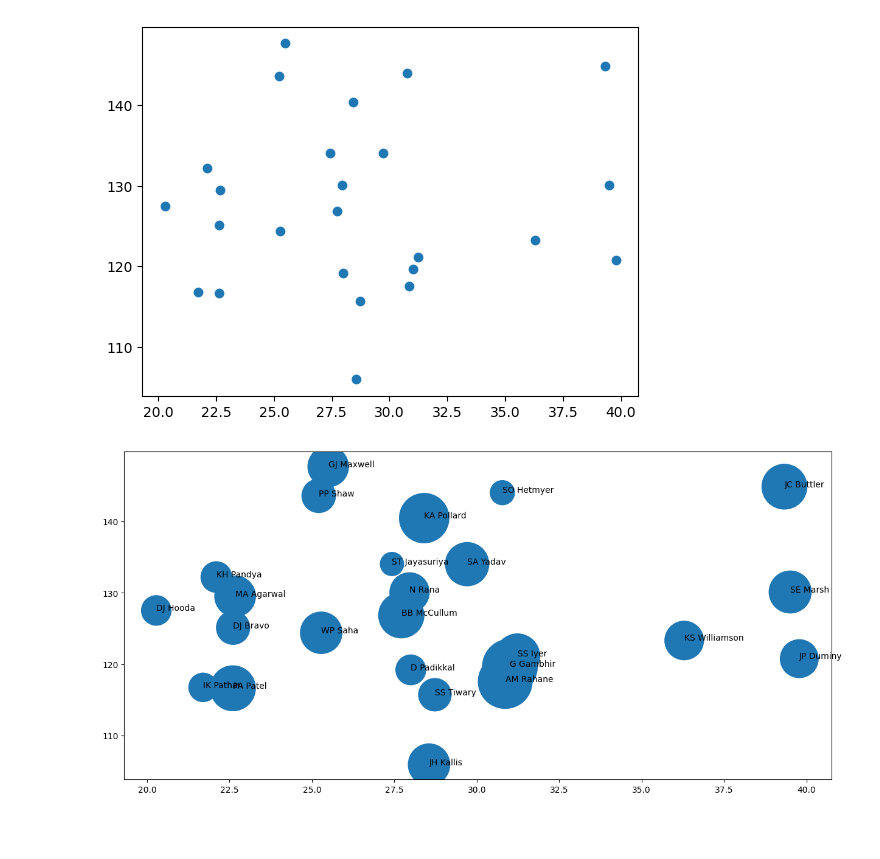
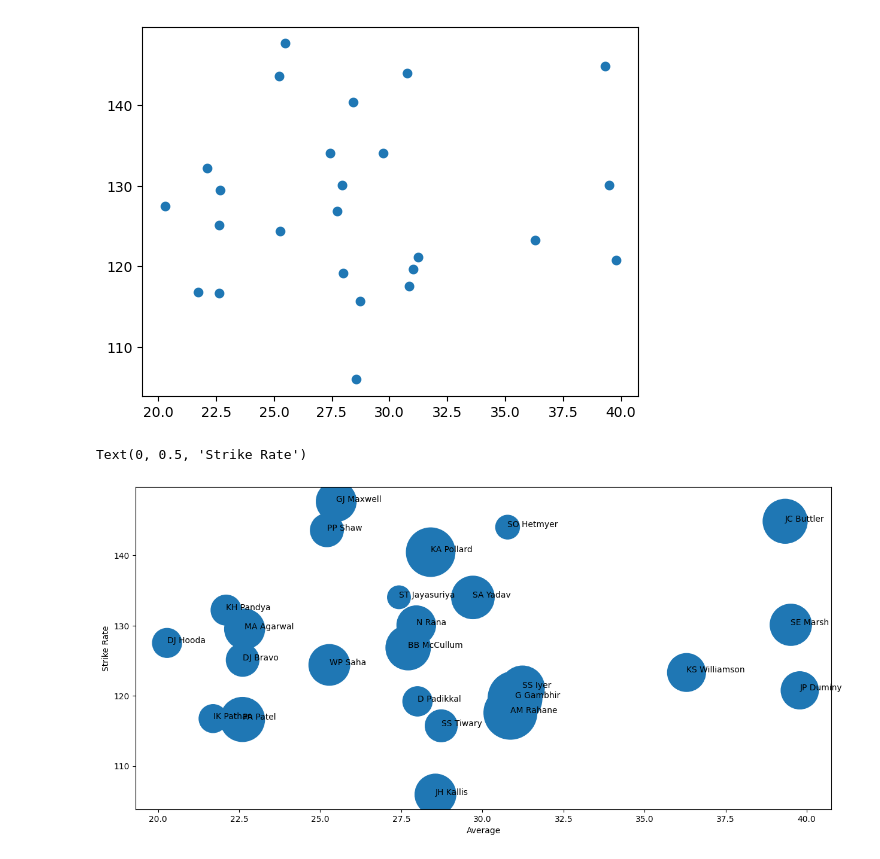
Before and after one commit to hrishavraj89/advanced_matplotlib, a Jupyter notebook: notebook.ipynb, the cells around one changed output. Cells and saved outputs as stored; diff of their text form; code cells hidden in the pictures; blank space fills up the shorter version.

```diff
--- a/notebook.ipynb
+++ b/notebook.ipynb
@@ -105,10 +105,13 @@ plt.scatter(sample_df['avg'], sample_df['strike_rate'])
 # %%
 #annotations on a dataframe
 #here we run a loop to plot all the annotations
 
 plt.figure(figsize = (15,7))
 plt.scatter(sample_df['avg'], sample_df['strike_rate'], s = sample_df['runs'])   #'s' is used to define the size of the points depending on how much runs scored
 for i in range (sample_df.shape[0]):
     plt.text(sample_df['avg'].values[i], sample_df['strike_rate'].values[i], sample_df['batter'].values[i])
+plt.xlabel('Average')
+plt.ylabel('Strike Rate')
 # %% [output]
+Text(0, 0.5, 'Strike Rate')
-[figure, old version]
+[figure, new version]
```
Also changed, not shown: parts of 2 cells of this notebook.
